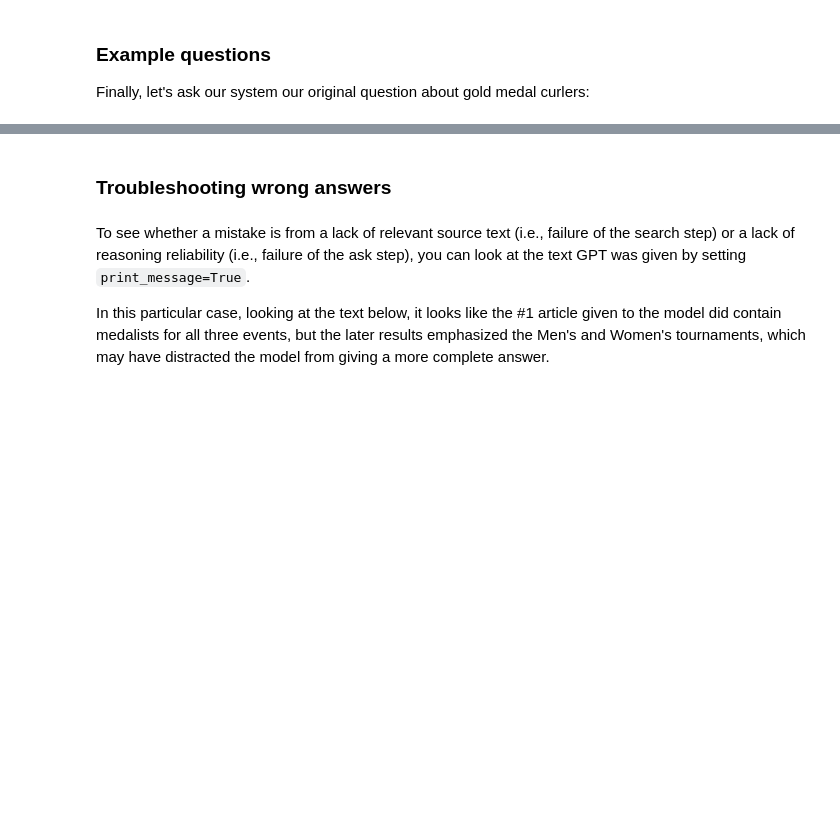
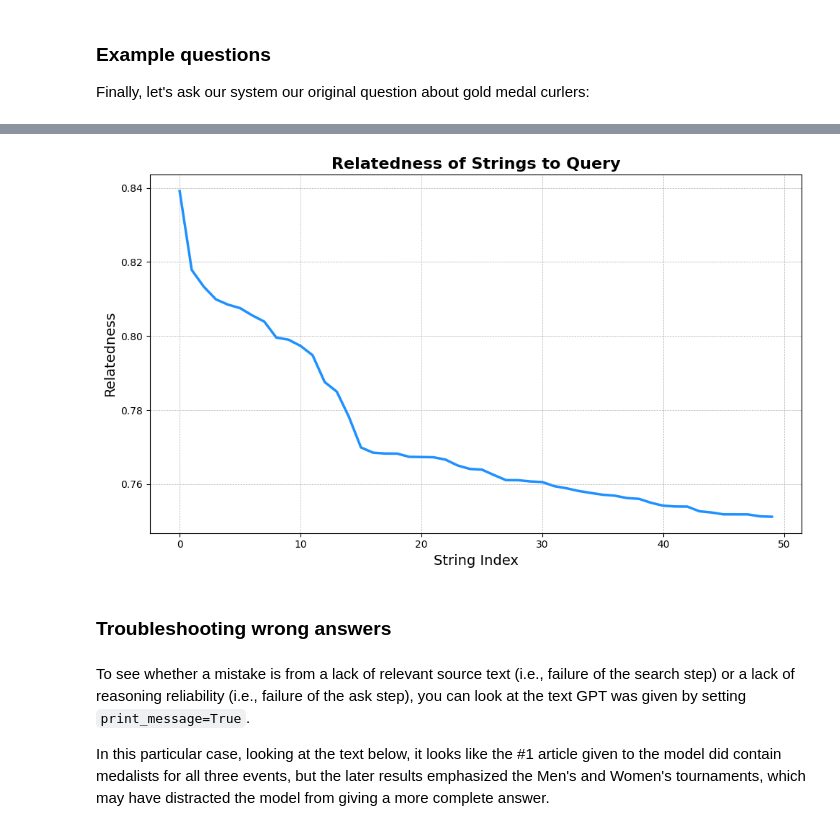
Before and after one commit to scelarek/SideBard-with-Google-Industry-Day, a Jupyter notebook: Templates For Projects/ChatGPT Embeddings Demo/Question_answering_using_embeddings.ipynb, the cells around one changed output, grey strips where cells are left out. Saved outputs shown, nothing was run; the diff lists cells and outputs as text; code cells hidden in the pictures; blank space fills up the shorter version.

```diff
--- a/Templates For Projects/ChatGPT Embeddings Demo/Question_answering_using_embeddings.ipynb
+++ b/Templates For Projects/ChatGPT Embeddings Demo/Question_answering_using_embeddings.ipynb
@@ -462,20 +117,0 @@ Male: Chris Plys
-# %%
-query = f"""Use the below article on the 2022 Winter Olympics to answer the subsequent question. If the answer cannot be found, write "I don't know."
-
-Article:
-\"\"\"
-{wikipedia_article_on_curling}
-\"\"\"
-
-Question: Which athletes won the gold medal in curling at the 2022 Winter Olympics?"""
-
-response = openai.ChatCompletion.create(
-    messages=[
-        {'role': 'system', 'content': 'You answer questions about the 2022 Winter Olympics.'},
-        {'role': 'user', 'content': query},
-    ],
-    model=GPT_MODEL,
-    temperature=0,
-)
-
-print(response['choices'][0]['message']['content'])
@@ -650,3 +480,23 @@ However, it still wasn't quite perfect—the model failed to list the gold medal
+# %%
+# Set up the data
+strings, relatednesses = strings_ranked_by_relatedness("How do i sum a function?", df, top_n=50)
+answers = pd.DataFrame({"string": strings, "relatedness": relatednesses}).sort_values("relatedness", ascending=False).reset_index(drop=True)
+
+# Create the plot
+plt.figure(figsize=(10, 6))
+answers.relatedness.plot(color='dodgerblue', linewidth=2.5)
+
+# Beautify the plot
+plt.title("Relatedness of Strings to Query", fontsize=16, fontweight='bold')
+plt.xlabel("String Index", fontsize=14)
+plt.ylabel("Relatedness", fontsize=14)
+plt.grid(True, which='both', linestyle='--', linewidth=0.5)
+plt.tight_layout()
+
+# Display the plot
+plt.show()
+# %% [output]
+[figure, added]
 # %% [markdown]
 ### Troubleshooting wrong answers
 # %% [markdown]
```
Also changed, not shown: parts of 44 cells of this notebook, 4 other files.
